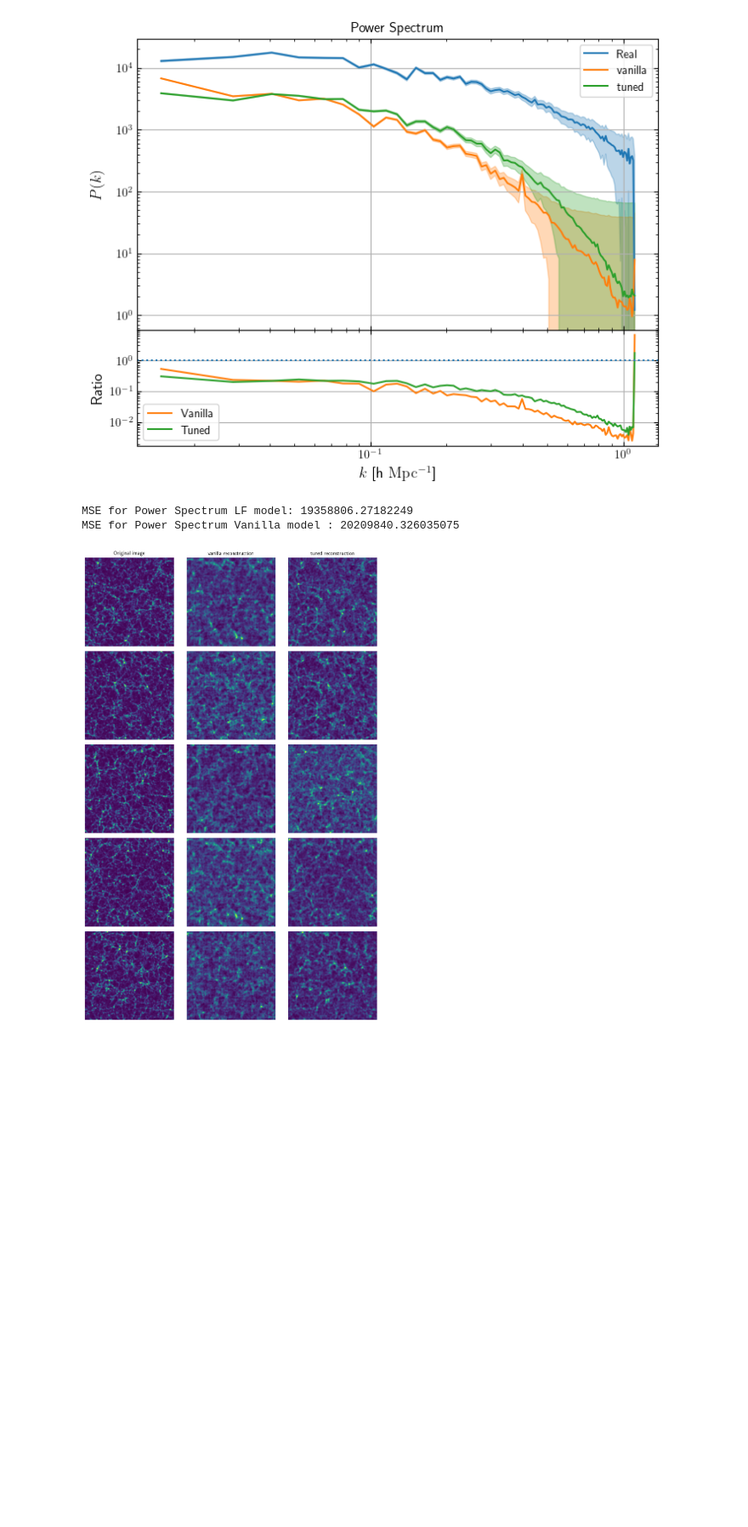
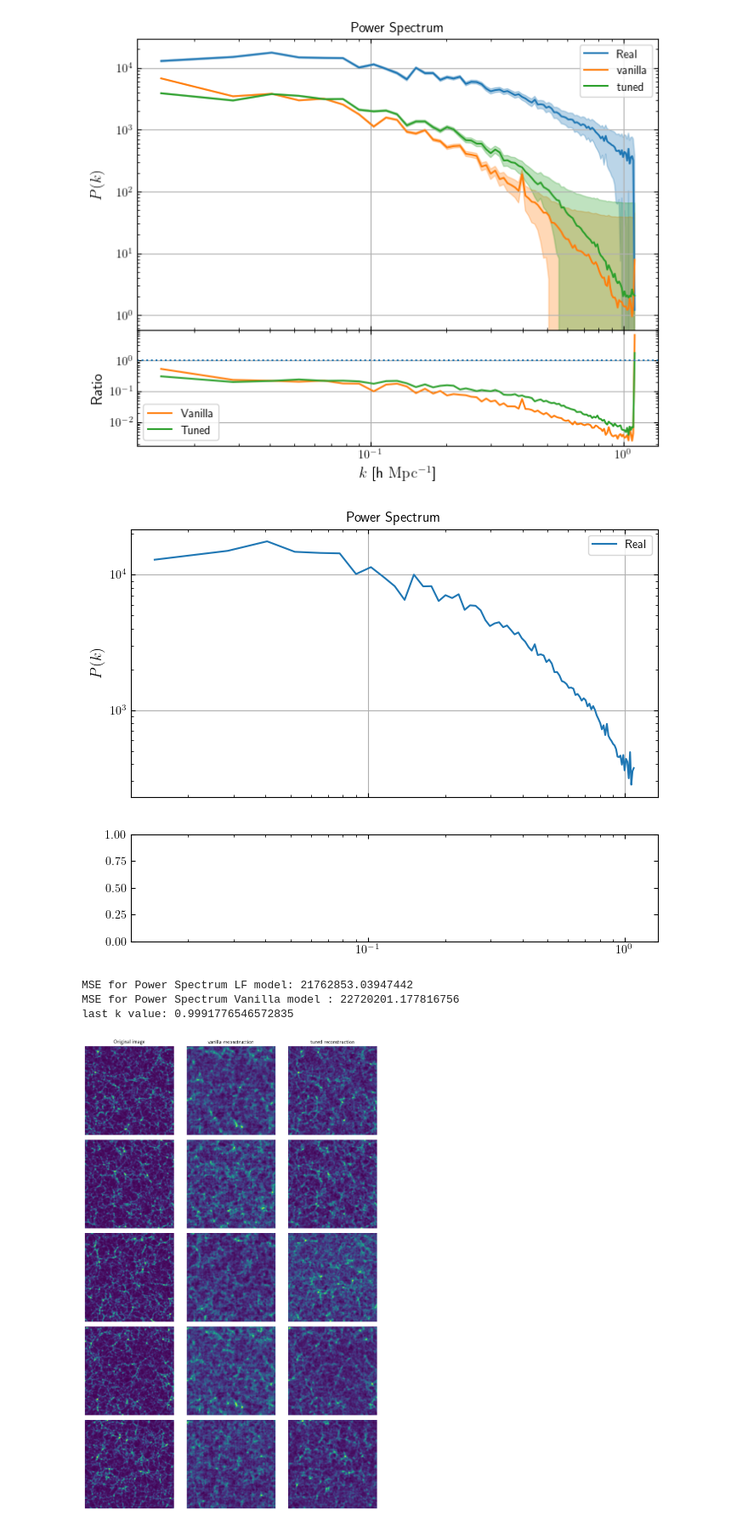
Before and after one commit to luigiEG/FYS5429_Project2, a Jupyter notebook: Slices_Main/Emulator/Emulator_analysis.ipynb, the cells around one changed output. Shown at 85% size. Cells and saved outputs as stored; diff of their text form; code cells hidden in the pictures; blank space fills up the shorter version.

```diff
--- a/Slices_Main/Emulator/Emulator_analysis.ipynb
+++ b/Slices_Main/Emulator/Emulator_analysis.ipynb
@@ -594,12 +594,41 @@ fig.align_ylabels()
 plt.savefig('results/Power_Spectrum_with_Ratio.pdf')
 # %% [output]
 [figure]
+# %%
+import matplotlib.pyplot as plt
+import matplotlib
+#matplotlib.rcParams['mathtext.fontset'] = 'cm'
+#matplotlib.rcParams['font.family'] = 'STIXGeneral'
+matplotlib.rcParams.update({'font.size': 10})
+matplotlib.rcParams['text.usetex'] = True
+params = {'xtick.top': True, 'ytick.right': True, 'xtick.direction': 'in', 'ytick.direction': 'in'}
+plt.rcParams.update(params)
+
+
+fig, axs = plt.subplots(2,1,figsize=(8,10*0.63), gridspec_kw={'height_ratios':[1.0,0.4]},sharex=True)
+
+
+axs[0].loglog(PS[:-2, 0], PS[:-2, 1], label='Real', color='tab:blue')
+
+
+
+
+axs[0].legend()
+axs[0].set_ylabel(r'$P(k)$', fontsize=13)
+axs[0].set_title('Power Spectrum')
+axs[0].grid()
+# %% [output]
+[figure, added]
 # %%
-print("MSE for Power Spectrum LF model:", np.mean((PS_LT[:, 1] - PS[:, 1])**2))
-print("MSE for Power Spectrum Vanilla model :", np.mean((PS_vanilla[:, 1] - PS[:, 1])**2))
+last_k_index = 10
+
+print("MSE for Power Spectrum LF model:", np.mean((PS_LT[:-last_k_index , 1] - PS[:-last_k_index , 1])**2))
+print("MSE for Power Spectrum Vanilla model :", np.mean((PS_vanilla[:-last_k_index , 1] - PS[:-last_k_index , 1])**2))
+print("last k value:" ,PS[-last_k_index ,0])
 # %% [output]
-MSE for Power Spectrum LF model: 19358806.27182249
-MSE for Power Spectrum Vanilla model : 20209840.326035075
+MSE for Power Spectrum LF model: 21762853.03947442
+MSE for Power Spectrum Vanilla model : 22720201.177816756
+last k value: 0.9991776546572835
 # %%
 # make a figure with 3 colum, 5 rows
 # first column is the original image, second column is the vanilla reconstruction, third column is the LT reconstruction
```
